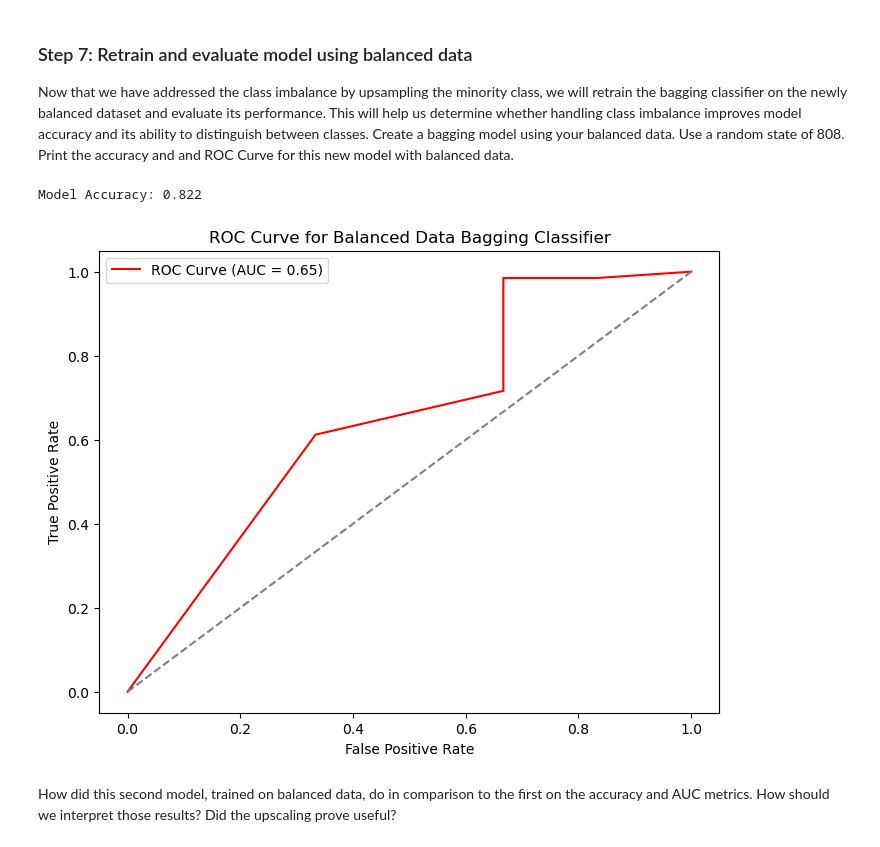
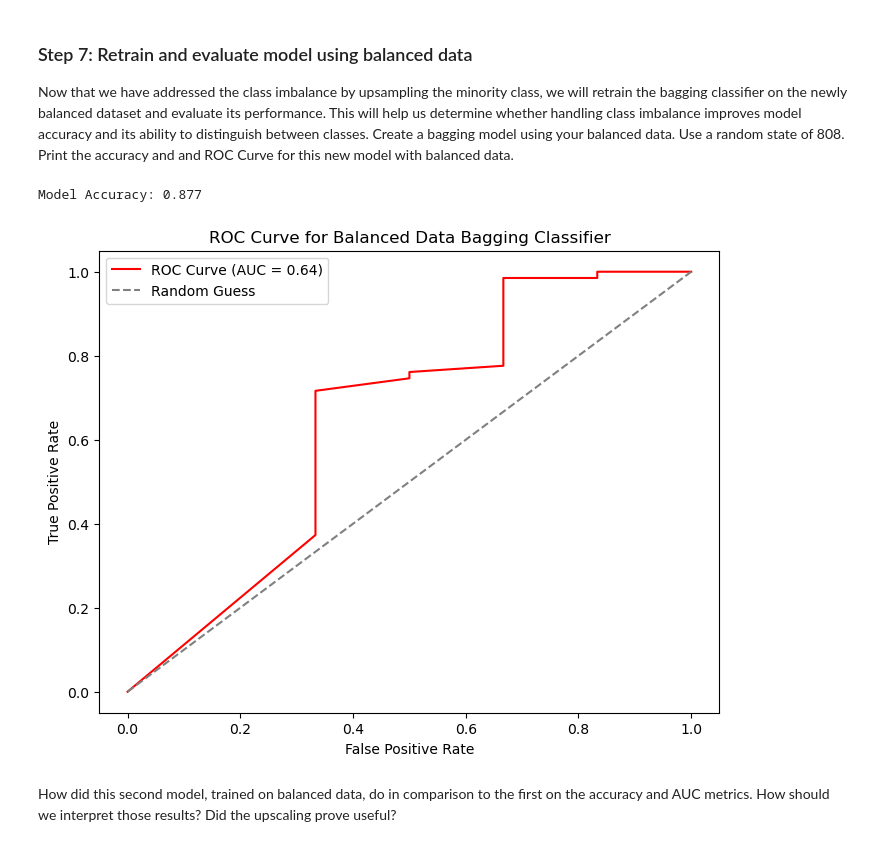
Before and after one commit to evajnewby/EDS232-labs, a Jupyter notebook: Week5/lab5-birds.ipynb, the cells around one changed output. Drawn from its saved outputs; the diff is of its cells as text; code cells hidden in the pictures.

```diff
--- a/Week5/lab5-birds.ipynb
+++ b/Week5/lab5-birds.ipynb
@@ -141,13 +141,10 @@ y = birds['Subarid'] # target variable
 X_train, X_test, y_train, y_test = train_test_split(X, y, test_size=0.3, random_state=808)
 
 # Initialize Bagging Classifier
-bag_clf = BaggingClassifier(
-    base_estimator=DecisionTreeClassifier(),
-    n_estimators=100,
-    oob_score=True,
-    bootstrap=True,
-    random_state=808
-)
+bag_clf = BaggingClassifier(n_estimators=100,
+                            oob_score=True,
+                            bootstrap=True,
+                            random_state=808)
 
 # Train model
 bag_clf.fit(X_train, y_train)
@@ -258,35 +256,38 @@ Name: count, dtype: int64
 Now that we have addressed the class imbalance by upsampling the minority class, we will retrain the bagging classifier on the newly balanced dataset and evaluate its performance. This will help us determine whether handling class imbalance improves model accuracy and its ability to distinguish between classes. Create a bagging model using your balanced data. Use a random state of 808. Print the accuracy and and ROC Curve for this new model with balanced data.
 # %%
 # Bagging Classifier
-bagging_clf = BaggingClassifier(random_state=808)
+bagging_clf = BaggingClassifier(random_state=808,
+                                n_estimators=100,
+                                oob_score=True,
+                                bootstrap=True)
 
 # Train model
 bagging_clf.fit(X_train_balanced, y_train_balanced)
 
 # Predict probabilities
 y_pred = bagging_clf.predict(X_test)
 y_prob = bagging_clf.predict_proba(X_test)[:, 1]
 
 # accuracy
 accuracy = accuracy_score(y_test, y_pred)
 print(f"Model Accuracy: {accuracy:.3f}")
 
 # ROC curve and AUC
 fpr, tpr, _ = roc_curve(y_test, y_prob)
 roc_auc = auc(fpr, tpr)
 
 # Plot ROC Curve
 plt.figure(figsize=(8,6))
 plt.plot(fpr, tpr, color='red', label=f'ROC Curve (AUC = {roc_auc:.2f})')
-plt.plot([0, 1], [0, 1], color='gray', linestyle='--')
+plt.plot([0, 1], [0, 1], color='gray', linestyle='--', label="Random Guess")
 plt.xlabel("False Positive Rate")
 plt.ylabel("True Positive Rate")
 plt.title("ROC Curve for Balanced Data Bagging Classifier")
 plt.legend()
 plt.show()
 # %% [output]
-Model Accuracy: 0.822
+Model Accuracy: 0.877
-[figure, old version]
+[figure, new version]
 # %% [markdown]
 How did this second model, trained on balanced data, do in comparison to the first on the accuracy and AUC metrics.  How should we interpret those results?  Did the upscaling prove useful?
 # %% [markdown]
```
Also changed, not shown: parts of 5 cells of this notebook.
